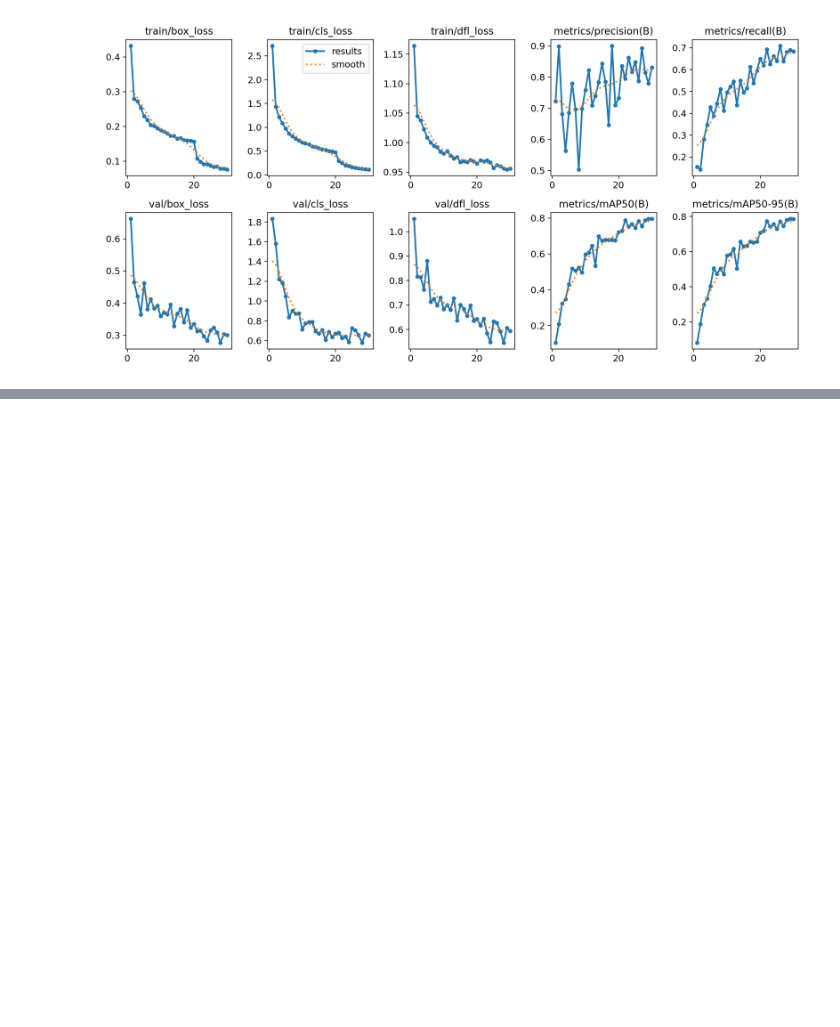
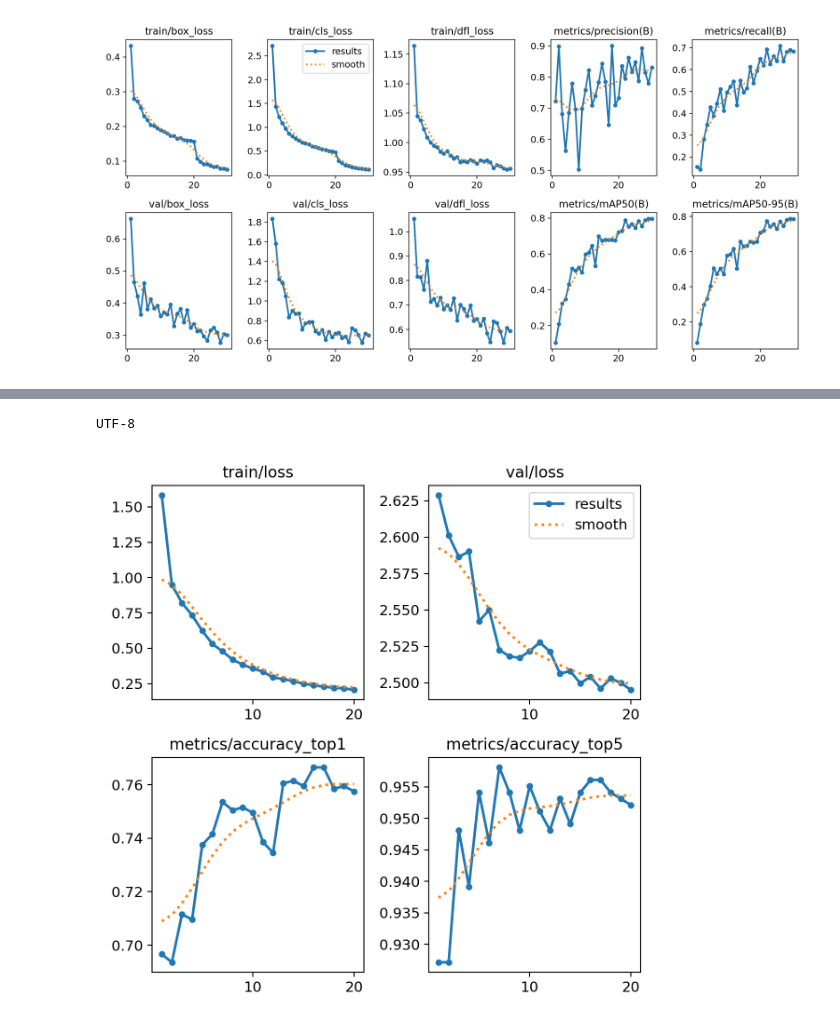
Before and after one commit to zhiwei2017/nazi-symbols-classification, a Jupyter notebook: notebooks/YOLO_classification_nazi_symbols.ipynb, the cells around one changed output, grey strips where cells are left out. Saved outputs shown, nothing was run; the diff lists cells and outputs as text; code cells hidden in the pictures; blank space fills up the shorter version.

```diff
--- a/notebooks/YOLOv5_Classification_nazi_symbols.ipynb
+++ b/notebooks/YOLO_classification_nazi_symbols.ipynb
@@ -155,0 +321,8 @@ Image(filename='/content/drive/MyDrive/yolov5su-cls-multiple-nazi-symbols/result
+# %%
+import locale
+def getpreferredencoding(do_setlocale = True):
+    return "UTF-8"
+locale.getpreferredencoding = getpreferredencoding
+print(locale.getpreferredencoding())
+# %% [output]
+UTF-8
@@ -155,0 +334,6 @@ Image(filename='/content/drive/MyDrive/yolov5su-cls-multiple-nazi-symbols/result
+# %%
+from IPython.display import Image
+
+Image(filename='/content/drive/MyDrive/yolo11s-cls-multiple-nazi-symbols/results.png', width=1000)  # view results.png
+# %% [output]
+[figure, added]
```
Also changed, not shown: parts of 28 cells of this notebook.
